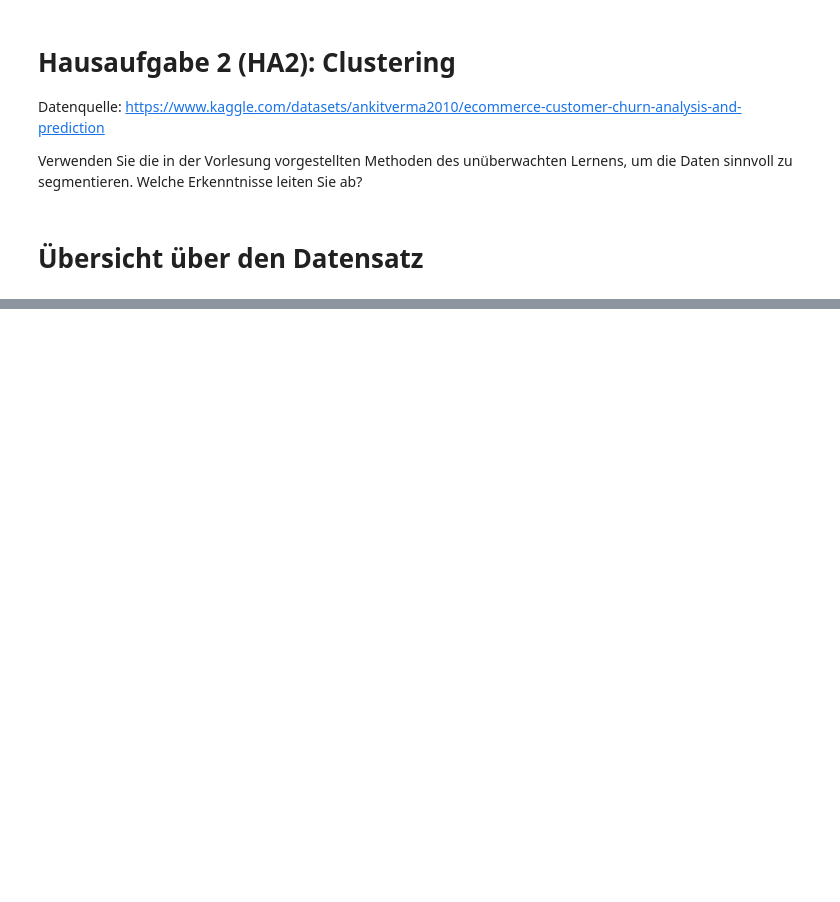
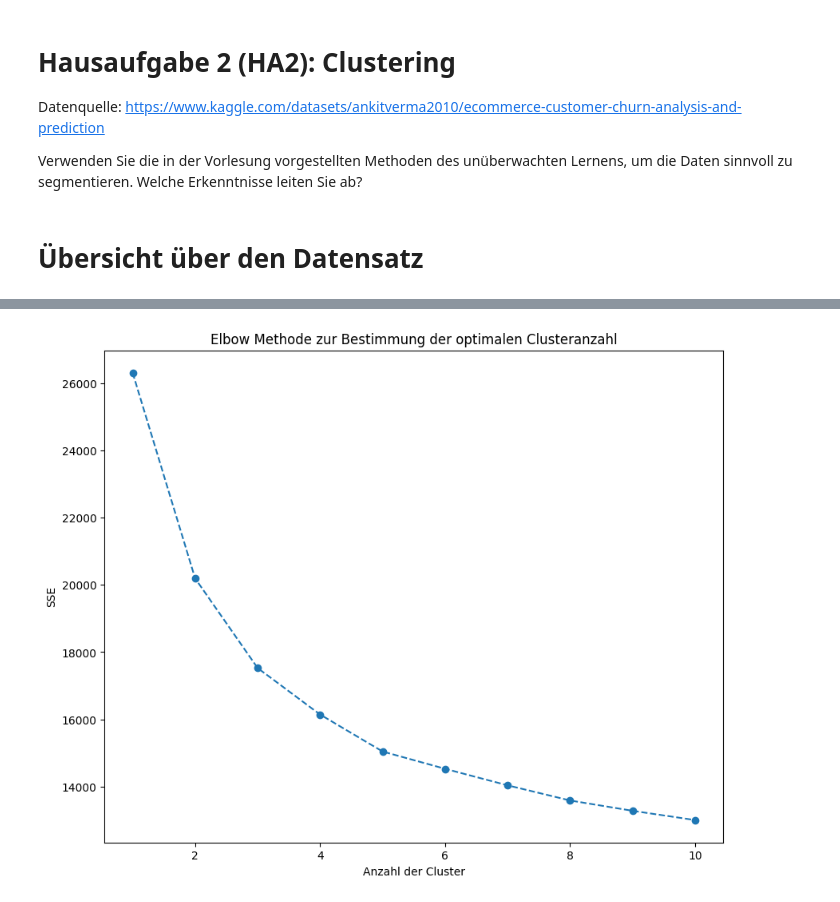
Before and after one commit to Jakob-Krey/GitShit, a Jupyter notebook: HA2_Clustering.ipynb, the cells around one changed output, grey strips where cells are left out. Saved outputs shown, nothing was run; the diff lists cells and outputs as text; code cells hidden in the pictures; blank space fills up the shorter version.

```diff
--- a/HA2_Clustering.ipynb
+++ b/HA2_Clustering.ipynb
@@ -54,0 +113,25 @@ df.describe()
+# %%
+from sklearn.cluster import KMeans  # Importiert die KMeans-Klasse für Clustering
+import matplotlib.pyplot as plt  # Importiert matplotlib.pyplot für das Plotten
+
+# Eine Liste, um die Werte für die Summe der quadrierten Fehler (SSE) innerhalb der Cluster zu speichern
+sse = []
+
+# Testen Sie eine Reihe verschiedener Clusteranzahlen (von 1 bis 10) und speichern Sie die SSE-Werte
+for i in range(1, 11):  # Eine Schleife, die von 1 bis 10 läuft, um verschiedene Anzahlen von Clustern auszuprobieren
+    # Erstellt ein KMeans-Objekt mit i Clustern. 'init' gibt die Methode an, die für die Initialisierung der Zentroide verwendet wird.
+    # 'max_iter' ist die maximale Anzahl von Iterationen für einen einzelnen Lauf. 'n_init' ist die Anzahl der Male, die der Algorithmus
+    # mit verschiedenen Zentroid-Saatgut läuft. 'random_state' gewährleistet die Reproduzierbarkeit der Ergebnisse.
+    kmeans = KMeans(n_clusters=i, init='k-means++', max_iter=300, n_init=10, random_state=42)
+    kmeans.fit(X_train)  # Trainiert das KMeans-Modell mit den Trainingsdaten.
+    sse.append(kmeans.inertia_)  # Fügt der SSE-Liste den SSE-Wert des aktuellen KMeans-Modells hinzu ('inertia_' ist der SSE).
+
+# Erstellen eines Plots zur Visualisierung der Ergebnisse
+plt.figure(figsize=(10, 8))  # Setzt die Größe des Plots
+plt.plot(range(1, 11), sse, marker='o', linestyle='--')  # Erstellt einen Linienplot mit den SSE-Werten und markiert jeden Punkt mit einem Kreis (o).
+plt.title('Elbow Methode zur Bestimmung der optimalen Clusteranzahl')  # Setzt den Titel des Plots.
+plt.xlabel('Anzahl der Cluster')  # Beschriftet die x-Achse mit 'Anzahl der Cluster'.
+plt.ylabel('SSE')  # Beschriftet die y-Achse mit 'SSE' (Sum of Squared Errors).
+plt.show()  # Zeigt den Plot an.
+# %% [output]
+[figure, added]
```
Also changed, not shown: parts of 19 cells of this notebook, 3 other files.
